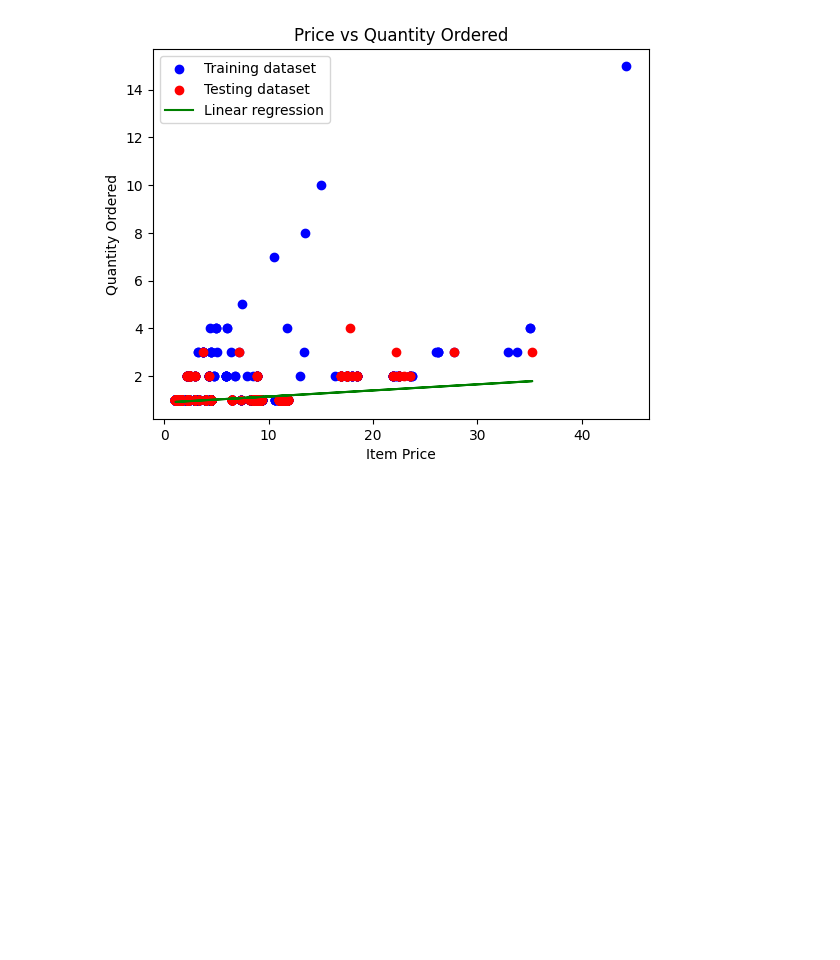
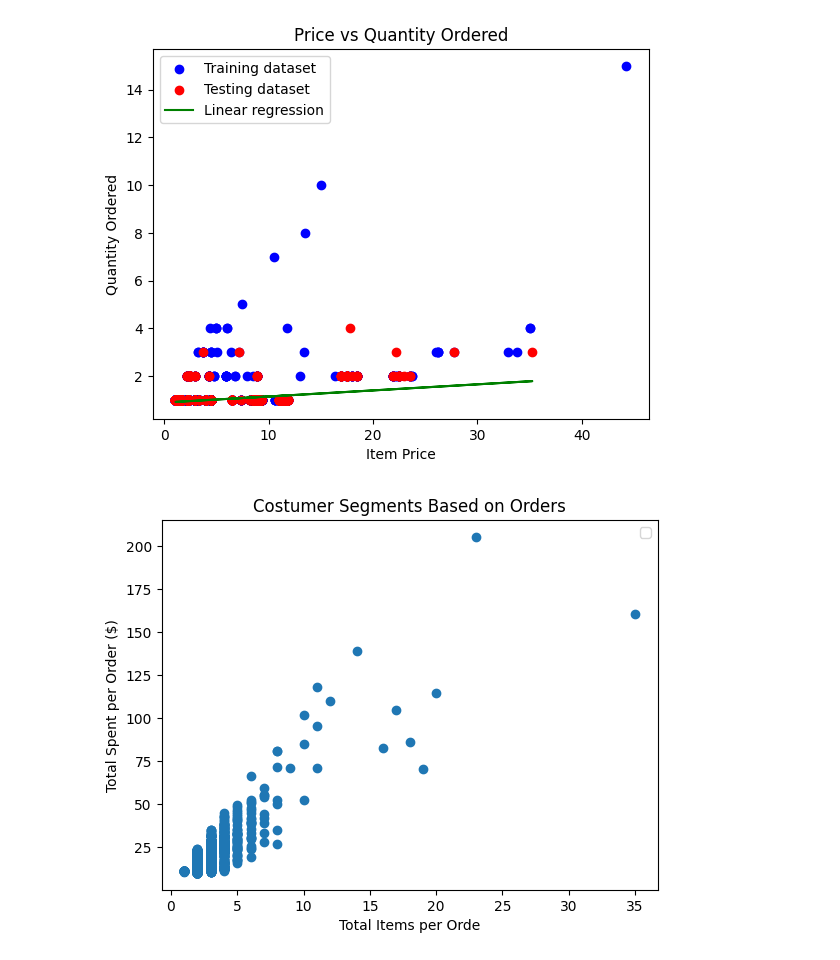
Before and after one commit to AvdylDemukajj/tacobel, a Jupyter notebook: index.ipynb, the cells around one changed output. Saved outputs shown, nothing was run; the diff lists cells and outputs as text; code cells hidden in the pictures; blank space fills up the shorter version.

Commit message:
"Cluster orders into segments using KMeans and visualize customer segments based on total items and total spent"

```diff
--- a/index.ipynb
+++ b/index.ipynb
@@ -94,3 +94,22 @@ plt.legend()
 plt.show()
 # %% [output]
 [figure]
+# %%
+from sklearn.cluster import KMeans
+
+order_data = tacobel_data.groupby('order_id').agg(
+    Total_Items =  pd.NamedAgg(column='quantity', aggfunc='sum'),
+    Total_Spent =  pd.NamedAgg(column='item_price', aggfunc='sum')
+).reset_index()
+
+kmeans = KMeans(n_clusters=3)
+order_segment = kmeans.fit_predict(order_data[['Total_Items','Total_Spent']])
+
+plt.scatter(order_data['Total_Items'], order_data['Total_Spent'])
+plt.xlabel('Total Items per Orde')
+plt.ylabel('Total Spent per Order ($)')
+plt.title('Costumer Segments Based on Orders')
+plt.legend()
+plt.show()
+# %% [output]
+[figure, added]
```
